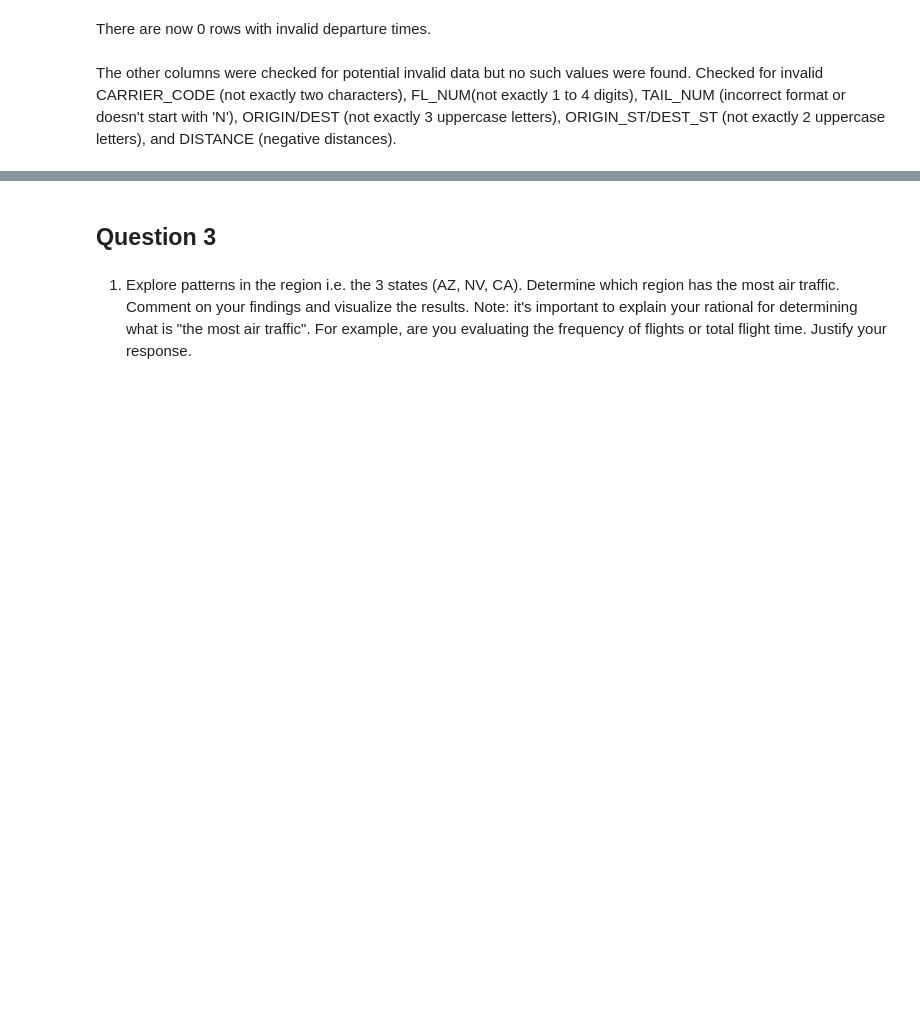
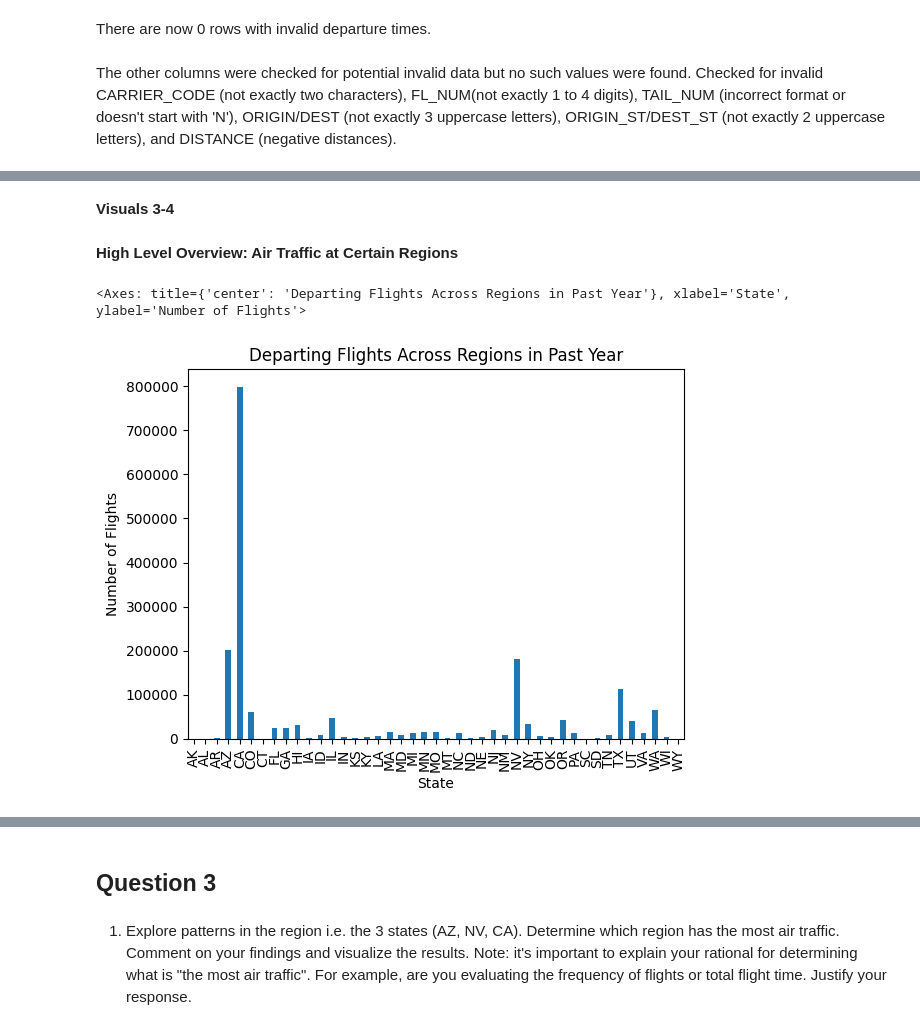
Before and after one commit to GauriRajesh733/DS3000-Practicum1, a Jupyter notebook: DS3000_Practicum1.ipynb, the cells around one changed output, grey strips where cells are left out. Drawn from its saved outputs; the diff is of its cells as text; code cells hidden in the pictures; blank space fills up the shorter version.

```diff
--- a/DS3000_Practicum1.ipynb
+++ b/DS3000_Practicum1.ipynb
@@ -184,0 +212,10 @@ The other columns were checked for potential invalid data but no such values wer
+# %% [markdown]
+**Visuals 3-4**
+# %% [markdown]
+**High Level Overview: Air Traffic at Certain Regions**
+# %%
+air_traffic_overview_departing_df = df.groupby("ORIGIN_ST", observed=True).size()
+air_traffic_overview_departing_df.plot(kind="bar",xlabel="State", ylabel="Number of Flights", title="Departing Flights Across Regions in Past Year")
+# %% [output]
+<Axes: title={'center': 'Departing Flights Across Regions in Past Year'}, xlabel='State', ylabel='Number of Flights'>
+[figure, added]
```
Also changed, not shown: parts of 13 cells of this notebook.
